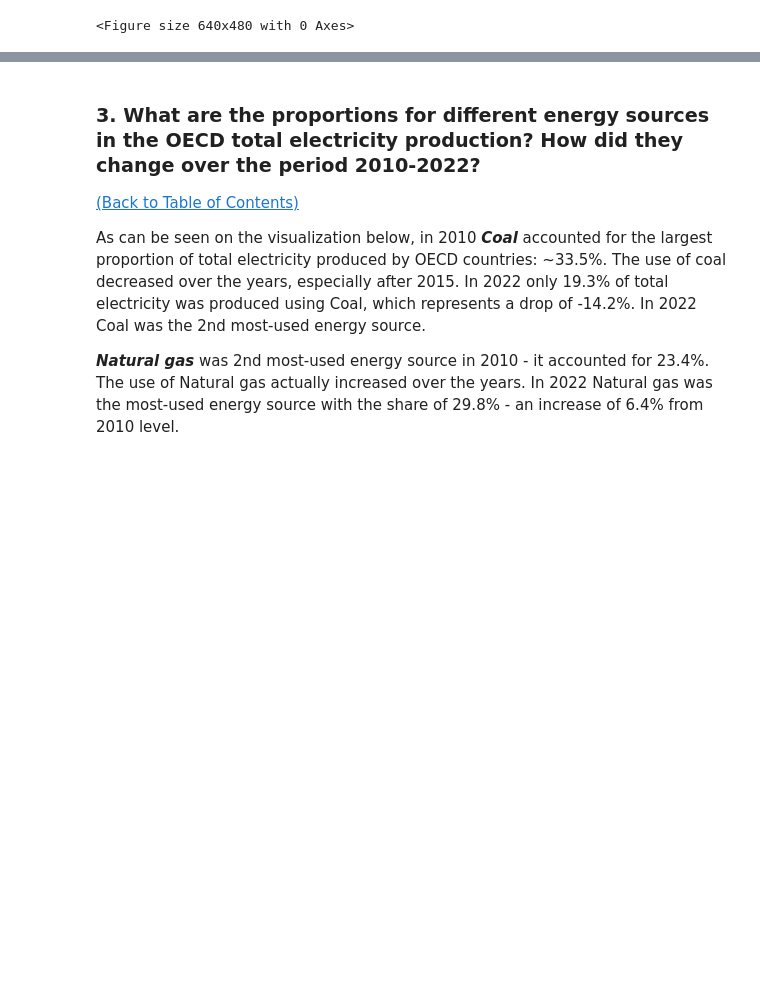
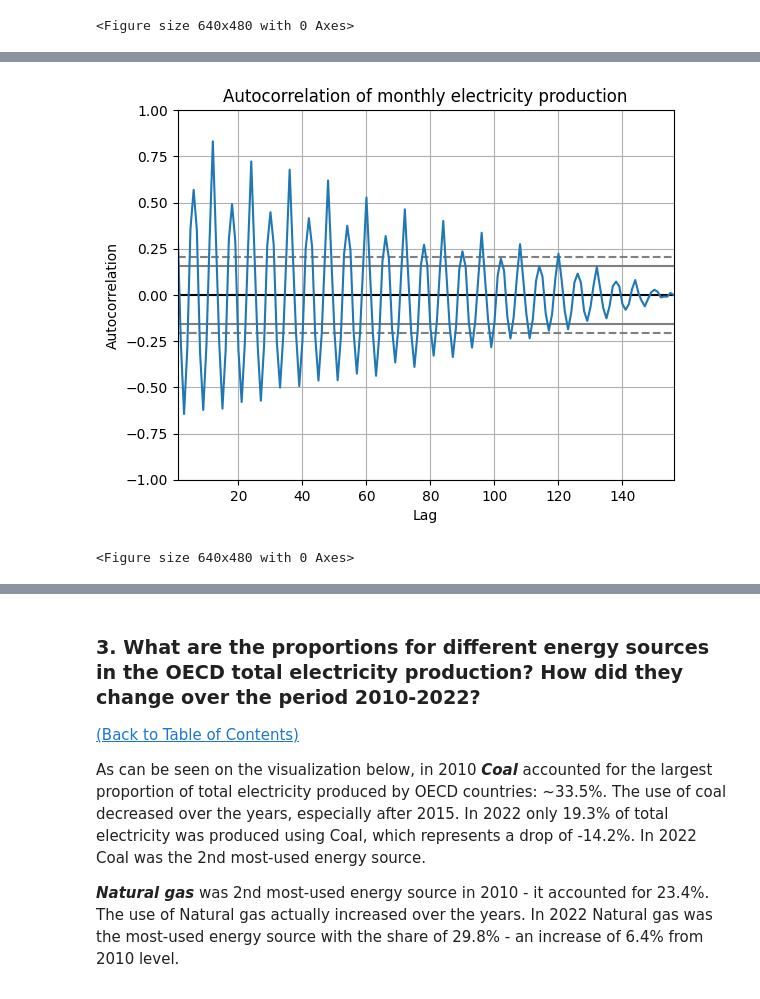
Before and after one commit to teona-pavliukova/OECD-Electricity-Production, a Jupyter notebook: oecd_countries_electricity_production.ipynb, the cells around one changed output, grey strips where cells are left out. Saved outputs shown, nothing was run; the diff lists cells and outputs as text; code cells hidden in the pictures; blank space fills up the shorter version.

```diff
--- a/oecd_countries_electricity_production.ipynb
+++ b/oecd_countries_electricity_production.ipynb
@@ -450,3 +492,13 @@ plt.clf()
+# %%
+# import autocorrelation_plot function
+from pandas.plotting import autocorrelation_plot
+ax = autocorrelation_plot(data_oecd_t_monthly['value_m'])
+ax.set_title('Autocorrelation of monthly electricity production')
+plt.show()
+plt.clf()
+# %% [output]
+[figure, added]
+<Figure size 640x480 with 0 Axes>
 # %% [markdown]
 <a id="eda_3"></a>
 # %% [markdown]
```
Also changed, not shown: parts of 25 cells of this notebook.
